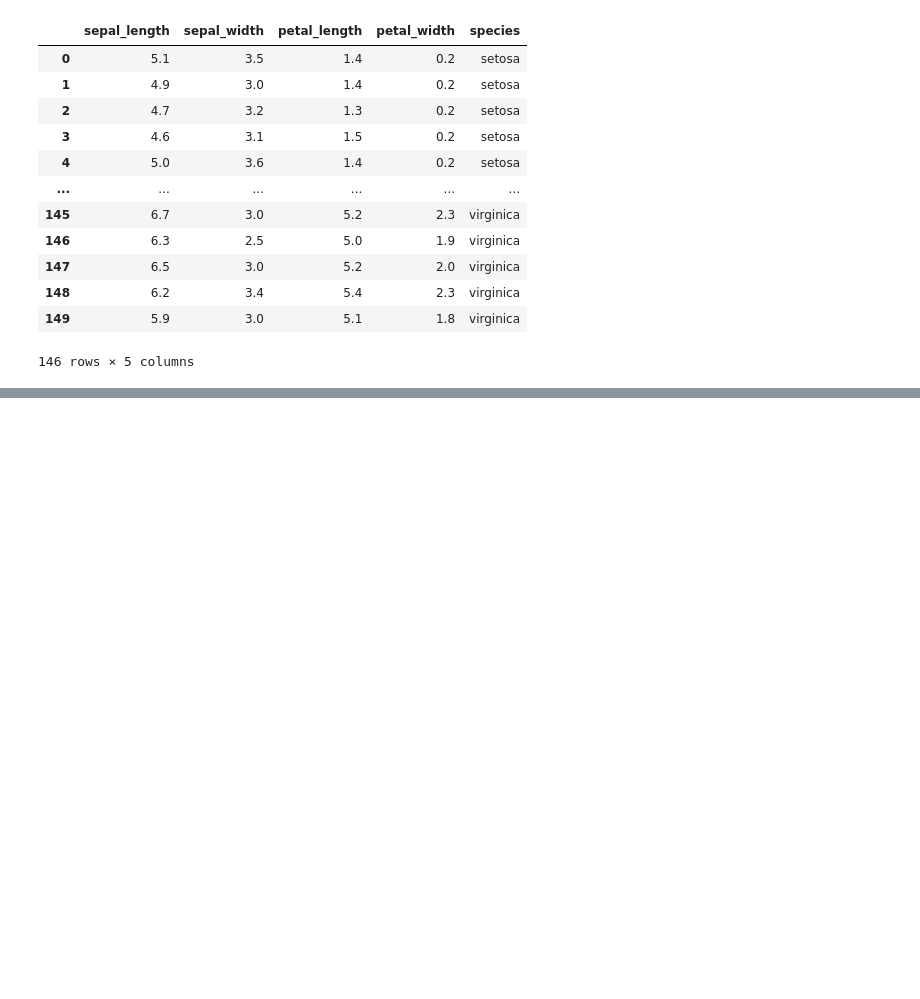
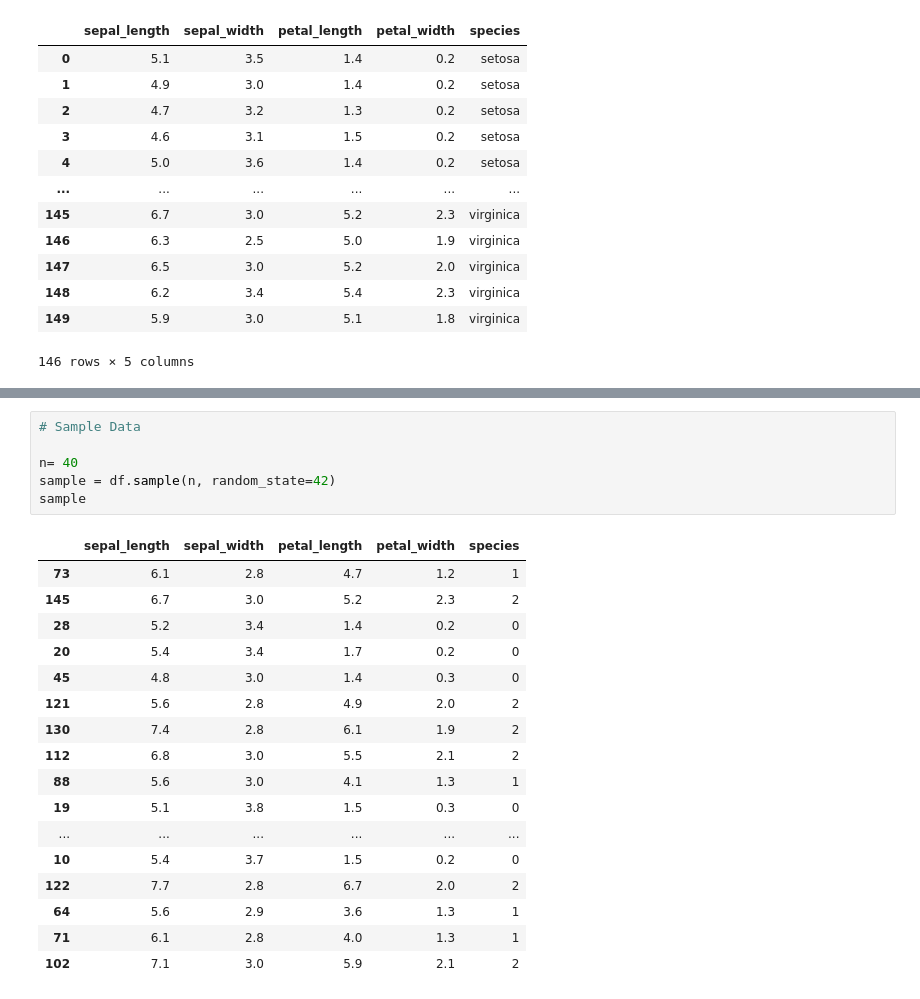
Before and after one commit to HimankPatidar/Pregrade, a Jupyter notebook: STATISTIC/statistic.ipynb, the cells around one changed output, grey strips where cells are left out. Saved outputs shown, nothing was run; the diff lists cells and outputs as text; blank space fills up the shorter version.

```diff
--- a/STATISTIC/statistic.ipynb
+++ b/STATISTIC/statistic.ipynb
@@ -367,0 +572,24 @@ df
+# %%
+# Sample Data
+
+n= 40
+sample = df.sample(n, random_state=42)
+sample
+# %% [output]
+|  | sepal_length | sepal_width | petal_length | petal_width | species |
+| 73 | 6.1 | 2.8 | 4.7 | 1.2 | 1 |
+| 145 | 6.7 | 3.0 | 5.2 | 2.3 | 2 |
+| 28 | 5.2 | 3.4 | 1.4 | 0.2 | 0 |
+| 20 | 5.4 | 3.4 | 1.7 | 0.2 | 0 |
+| 45 | 4.8 | 3.0 | 1.4 | 0.3 | 0 |
+| 121 | 5.6 | 2.8 | 4.9 | 2.0 | 2 |
+| 130 | 7.4 | 2.8 | 6.1 | 1.9 | 2 |
+| 112 | 6.8 | 3.0 | 5.5 | 2.1 | 2 |
+| 88 | 5.6 | 3.0 | 4.1 | 1.3 | 1 |
+| 19 | 5.1 | 3.8 | 1.5 | 0.3 | 0 |
+| ... | ... | ... | ... | ... | ... |
+| 10 | 5.4 | 3.7 | 1.5 | 0.2 | 0 |
+| 122 | 7.7 | 2.8 | 6.7 | 2.0 | 2 |
+| 64 | 5.6 | 2.9 | 3.6 | 1.3 | 1 |
+| 71 | 6.1 | 2.8 | 4.0 | 1.3 | 1 |
+| 102 | 7.1 | 3.0 | 5.9 | 2.1 | 2 |
```
Also changed, not shown: parts of 54 cells of this notebook.
